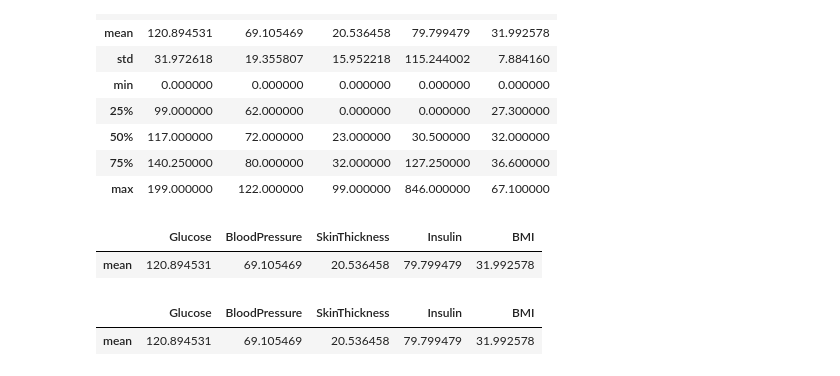
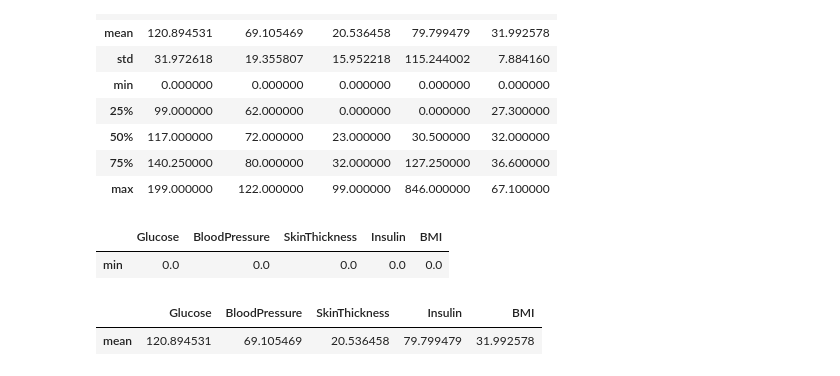
Before and after one commit to Sanayaghimire/Data_Science, a Jupyter notebook: Copy_of_dibetics_prediction.ipynb, the cells around one changed output. Cells and saved outputs as stored; diff of their text form; code cells hidden in the pictures.

```diff
--- a/Copy_of_dibetics_prediction.ipynb
+++ b/Copy_of_dibetics_prediction.ipynb
@@ -80,11 +80,11 @@ select_col_df
 | 75% | 140.250000 | 80.000000 | 32.000000 | 127.250000 | 36.600000 |
 | max | 199.000000 | 122.000000 | 99.000000 | 846.000000 | 67.100000 |
 # %%
-mean_value = select_col_df.iloc[1:2,:]
+mean_value = select_col_df.iloc[3:4,:]
 mean_value
 # %% [output]
 |  | Glucose | BloodPressure | SkinThickness | Insulin | BMI |
-| mean | 120.894531 | 69.105469 | 20.536458 | 79.799479 | 31.992578 |
+| min | 0.0 | 0.0 | 0.0 | 0.0 | 0.0 |
 # %%
 mean_value = select_col_df.iloc[1:2,:] #[1:2,:] take row 1 to 2 and : all column
 mean_value
```
